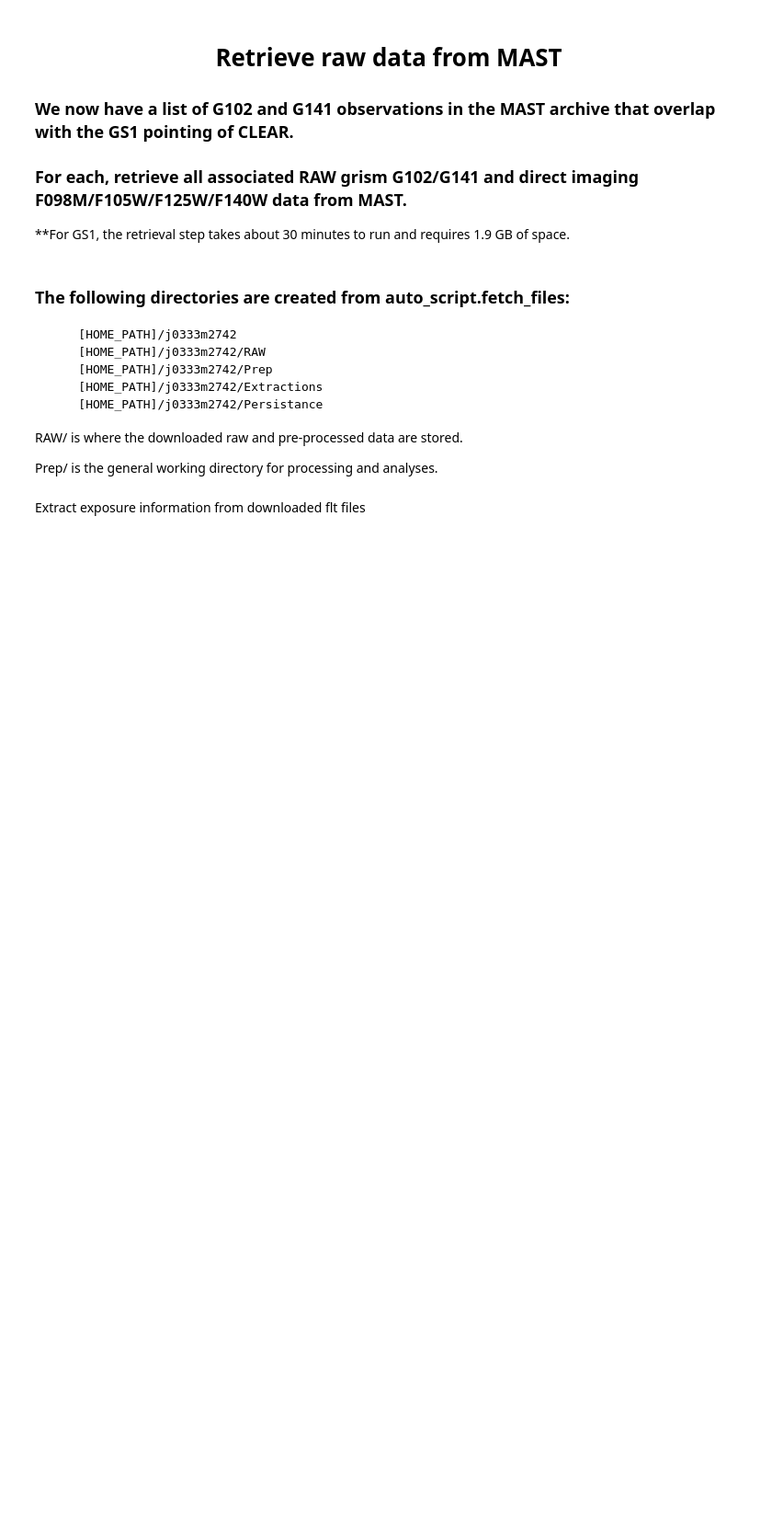
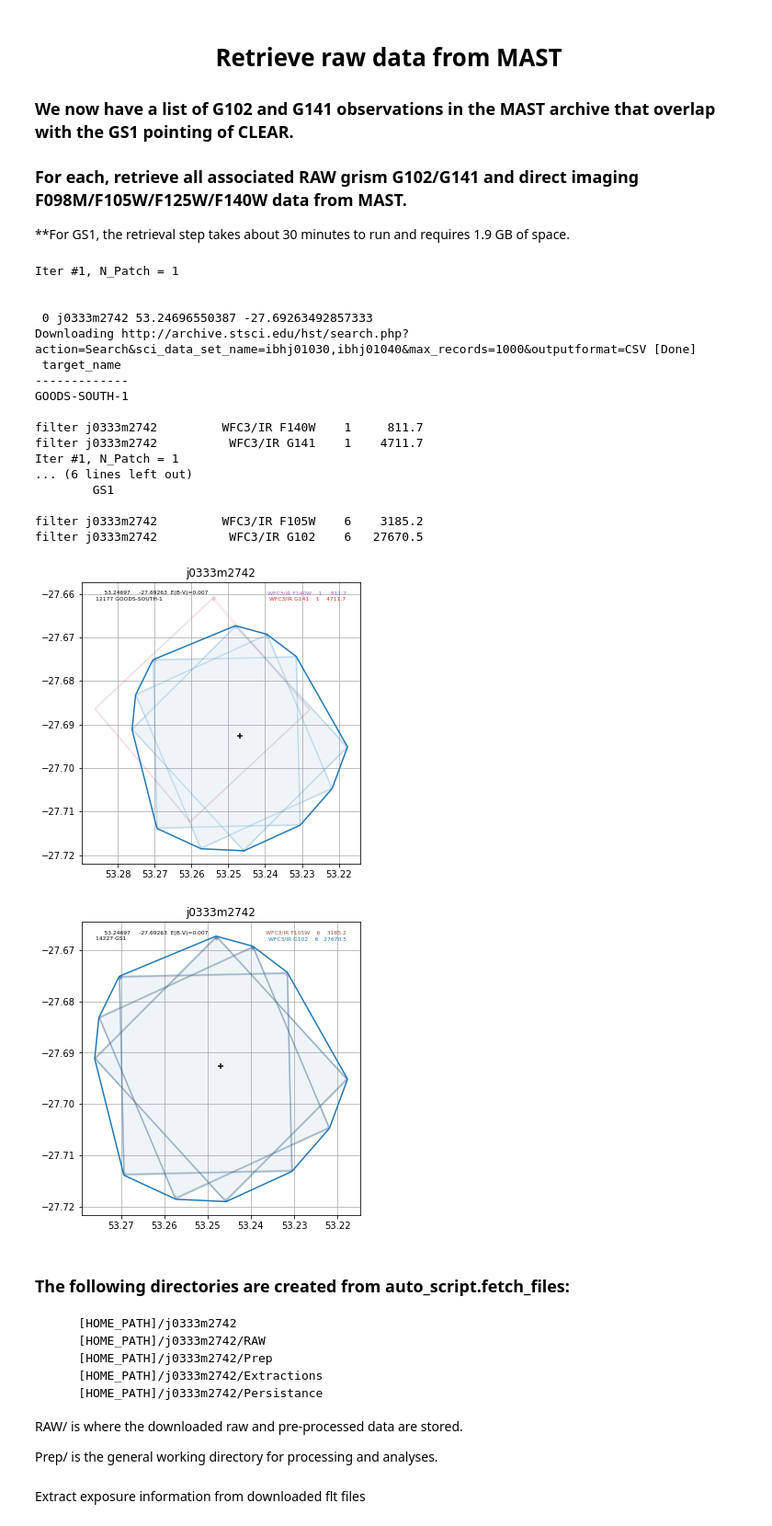
Before and after one commit to ivastar/clear, a Jupyter notebook: notebooks/grizli/grizli_retrieve_and_prep.ipynb, the cells around one changed output. Shown at 92% size. Saved outputs shown, nothing was run; the diff lists cells and outputs as text; code cells hidden in the pictures; blank space fills up the shorter version.

```diff
--- a/notebooks/grizli/grizli_retrieve_and_prep.ipynb
+++ b/notebooks/grizli/grizli_retrieve_and_prep.ipynb
@@ -94,31 +123,51 @@ tabs[0]
 # %%
 # Loop targ_name by targ_name
 for t, targ_name in enumerate(overlapping_target_names):
     if use_mquery:
         extra = {'target_name':targ_name}
     else:
         extra = query.DEFAULT_EXTRA.copy()
         extra += ["TARGET.TARGET_NAME LIKE '%s'"%targ_name]
 
     # search the MAST archive again, this time looking for
     # all grism and imaging observations with the given target name
     tabs = overlaps.find_overlaps(parent, buffer_arcmin=0.01,
                                   filters=['G102', 'G141', 'F098M', 'F105W', 'F125W', 'F140W'],
                                   instruments=['WFC3/IR','WFC3/UVIS','ACS/WFC'],
                                   extra=extra, close=False)
-    if True:
+    if False:
         # retrieve raw data from MAST
         s3_status = os.system('aws s3 ls s3://stpubdata --request-payer requester')
         auto_script.fetch_files(field_root=jtargname, HOME_PATH=HOME_PATH, remove_bad=True,
                                 reprocess_parallel=True, s3_sync=(s3_status == 0))
 
     # Move the figure files to $HOME_PATH/query_results/ so that they are not overwritten
     os.system('mv %s/%s_footprint.fits %s/query_results/%s_footprint_%s.fits'%(HOME_PATH, jtargname, HOME_PATH, jtargname, targ_name))
     os.system('mv %s/%s_footprint.npy %s/query_results/%s_footprint_%s.npy'%(HOME_PATH, jtargname, HOME_PATH, jtargname, targ_name))
     os.system('mv %s/%s_footprint.pdf %s/query_results/%s_footprint_%s.pdf'%(HOME_PATH, jtargname, HOME_PATH, jtargname, targ_name))
     os.system('mv %s/%s_info.dat %s/query_results/%s_info_%s.dat'%(HOME_PATH, jtargname, HOME_PATH, jtargname, targ_name))
 
     os.chdir(HOME_PATH)
+# %% [output]
+Iter #1, N_Patch = 1
+
+
+ 0 j0333m2742 53.24696550387 -27.69263492857333
+Downloading http://archive.stsci.edu/hst/search.php?action=Search&sci_data_set_name=ibhj01030,ibhj01040&max_records=1000&outputformat=CSV [Done]
+ target_name
+-------------
+GOODS-SOUTH-1
+
+filter j0333m2742         WFC3/IR F140W    1     811.7
+filter j0333m2742          WFC3/IR G141    1    4711.7
+Iter #1, N_Patch = 1
+... (6 lines left out)
+        GS1
+
+filter j0333m2742         WFC3/IR F105W    6    3185.2
+filter j0333m2742          WFC3/IR G102    6   27670.5
+[figure, added]
+[figure, added]
 # %% [markdown]
 ### The following directories are created from auto_script.fetch_files:
         [HOME_PATH]/j0333m2742
```
Also changed, not shown: parts of 8 cells of this notebook, 1 other file.
